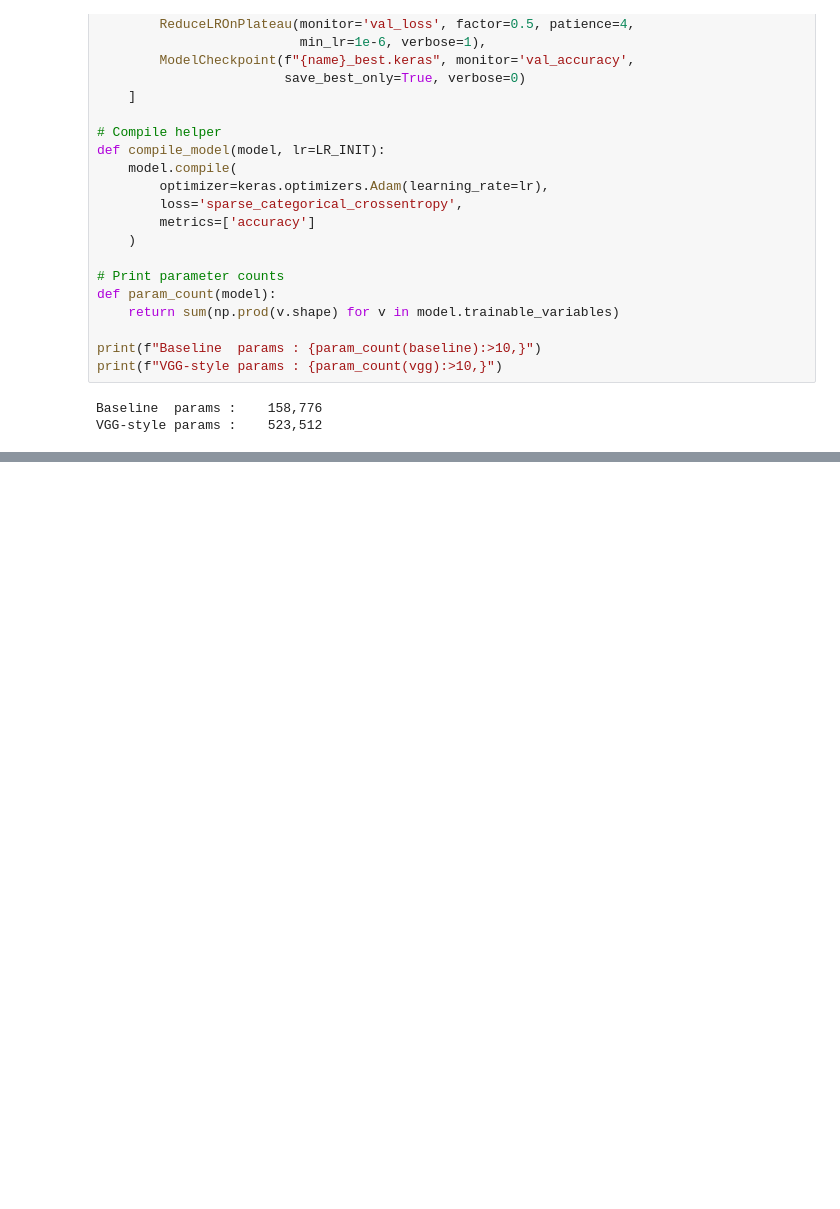
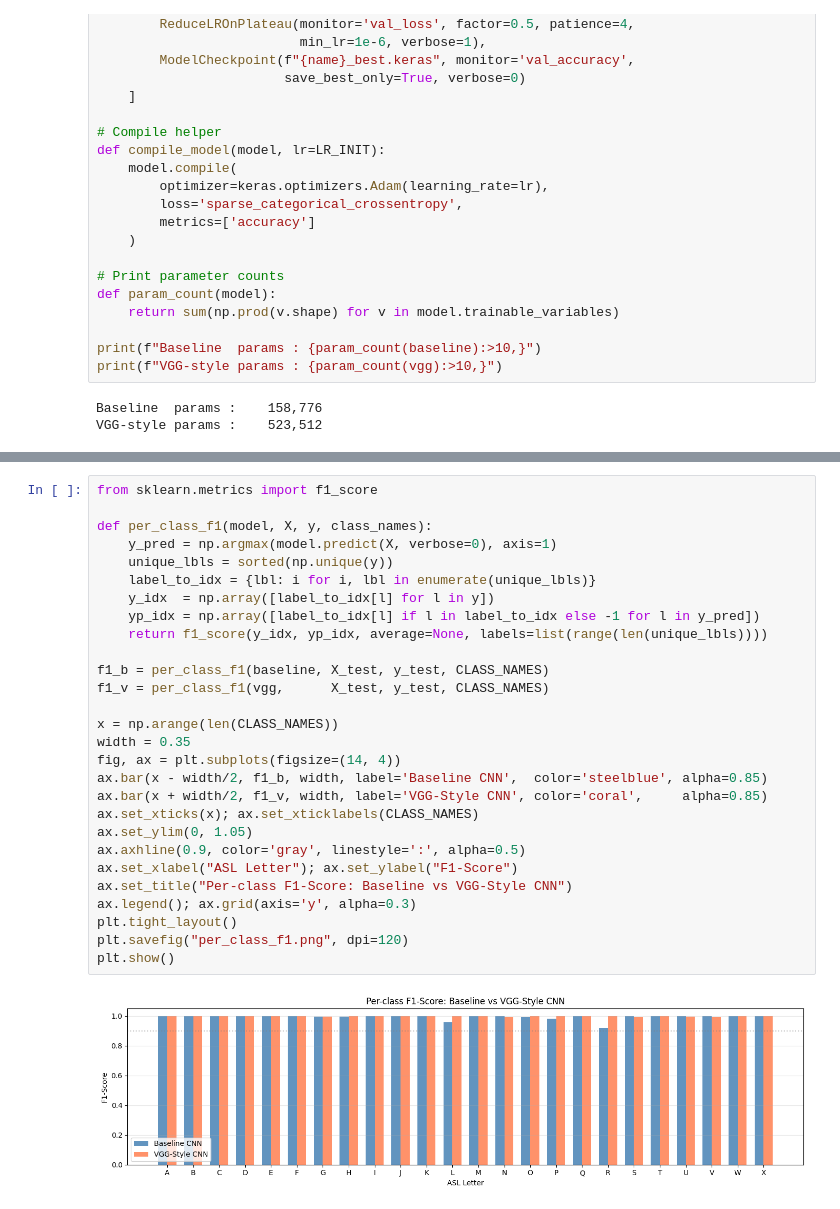
Before and after one commit to Ashonet/CSCU9M6, a Jupyter notebook: CSCU9M6_Assignment.ipynb, the cells around one changed output, grey strips where cells are left out. Drawn from its saved outputs; the diff is of its cells as text; blank space fills up the shorter version.

```diff
--- a/CSCU9M6_Assignment.ipynb
+++ b/CSCU9M6_Assignment.ipynb
@@ -409,0 +610,30 @@ print(f"\nVGG-style training time: {vgg_time:.0f}s")
+# %%
+from sklearn.metrics import f1_score
+
+def per_class_f1(model, X, y, class_names):
+    y_pred = np.argmax(model.predict(X, verbose=0), axis=1)
+    unique_lbls = sorted(np.unique(y))
+    label_to_idx = {lbl: i for i, lbl in enumerate(unique_lbls)}
+    y_idx  = np.array([label_to_idx[l] for l in y])
+    yp_idx = np.array([label_to_idx[l] if l in label_to_idx else -1 for l in y_pred])
+    return f1_score(y_idx, yp_idx, average=None, labels=list(range(len(unique_lbls))))
+
+f1_b = per_class_f1(baseline, X_test, y_test, CLASS_NAMES)
+f1_v = per_class_f1(vgg,      X_test, y_test, CLASS_NAMES)
+
+x = np.arange(len(CLASS_NAMES))
+width = 0.35
+fig, ax = plt.subplots(figsize=(14, 4))
+ax.bar(x - width/2, f1_b, width, label='Baseline CNN',  color='steelblue', alpha=0.85)
+ax.bar(x + width/2, f1_v, width, label='VGG-Style CNN', color='coral',     alpha=0.85)
+ax.set_xticks(x); ax.set_xticklabels(CLASS_NAMES)
+ax.set_ylim(0, 1.05)
+ax.axhline(0.9, color='gray', linestyle=':', alpha=0.5)
+ax.set_xlabel("ASL Letter"); ax.set_ylabel("F1-Score")
+ax.set_title("Per-class F1-Score: Baseline vs VGG-Style CNN")
+ax.legend(); ax.grid(axis='y', alpha=0.3)
+plt.tight_layout()
+plt.savefig("per_class_f1.png", dpi=120)
+plt.show()
+# %% [output]
+[figure, added]
```
Also changed, not shown: parts of 10 cells of this notebook.
